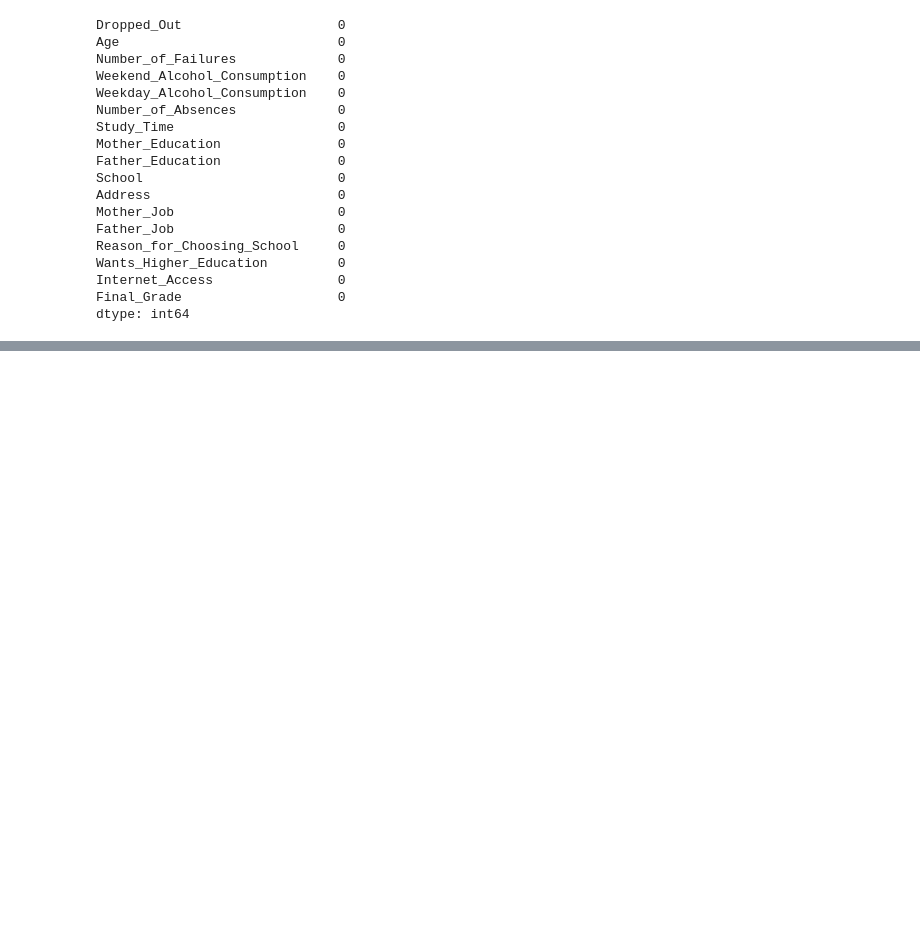
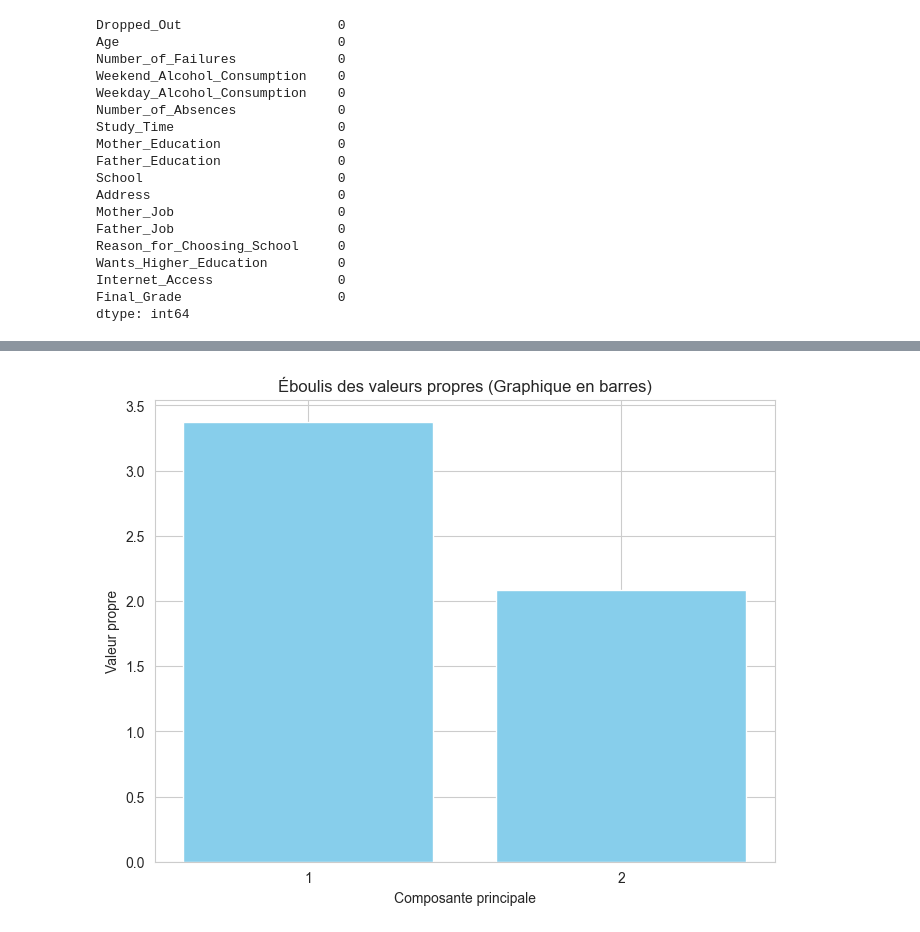
Before and after one commit to Amen-KH/Dropout_Analysis, a Jupyter notebook: dropout_analysis.ipynb, the cells around one changed output, grey strips where cells are left out. Saved outputs shown, nothing was run; the diff lists cells and outputs as text; code cells hidden in the pictures; blank space fills up the shorter version.

```diff
--- a/dropout_analysis.ipynb
+++ b/dropout_analysis.ipynb
@@ -454,0 +767,17 @@ Unique values in 'Internet_Access':
+# %%
+import matplotlib.pyplot as plt
+
+# Récupérer les valeurs propres
+eigenvalues = pca.explained_variance_
+
+# Créer un graphique en barres
+plt.figure(figsize=(8, 6))
+plt.bar(range(1, len(eigenvalues) + 1), eigenvalues, color='skyblue')
+plt.title('Éboulis des valeurs propres (Graphique en barres)')
+plt.xlabel('Composante principale')
+plt.ylabel('Valeur propre')
+plt.xticks(range(1, len(eigenvalues) + 1))  # Ajouter des étiquettes pour les composantes principales
+plt.grid(True)
+plt.show()
+# %% [output]
+[figure, added]
```
Also changed, not shown: parts of 23 cells of this notebook.
